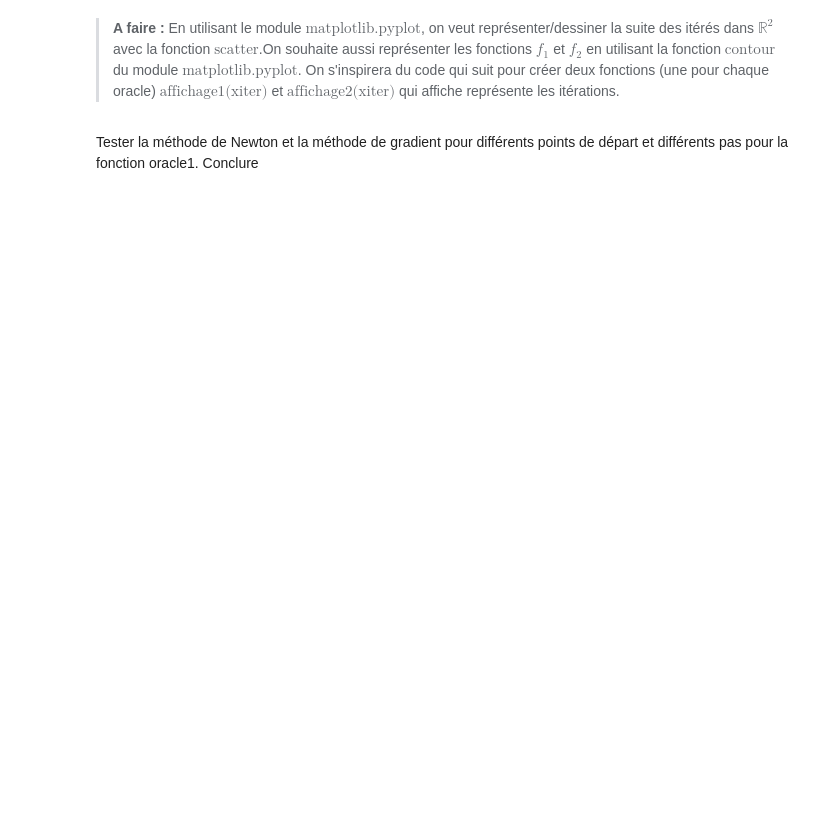
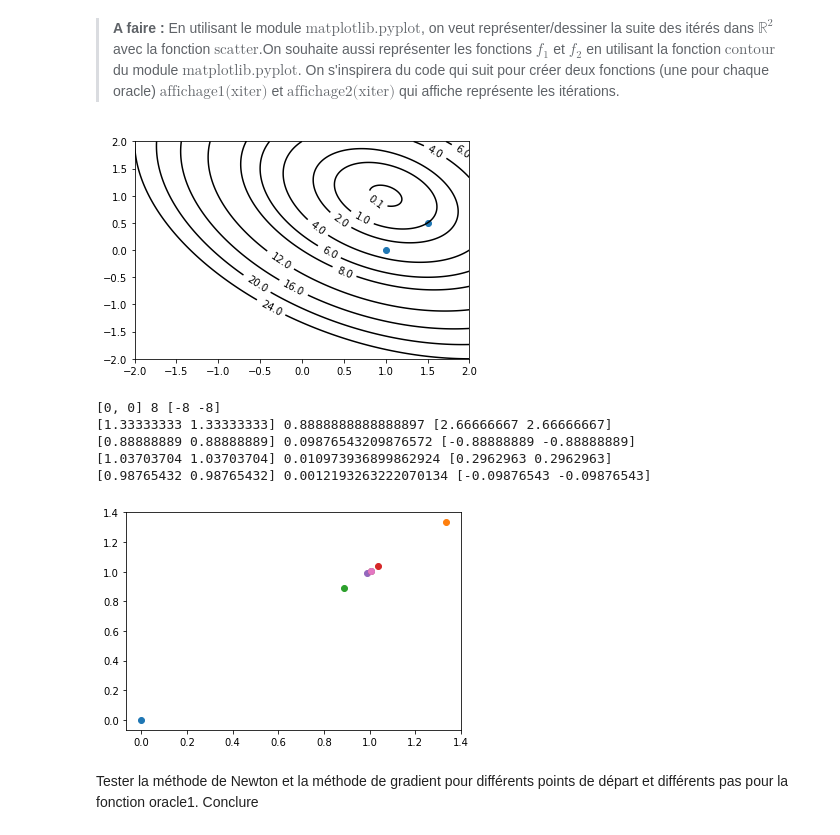
Before and after one commit to Mstrdav/TP_AN_OPTI, a Jupyter notebook: TP4_optim1.ipynb, the cells around one changed output. Saved outputs shown, nothing was run; the diff lists cells and outputs as text; code cells hidden in the pictures; blank space fills up the shorter version.

```diff
--- a/TP4_optim1.ipynb
+++ b/TP4_optim1.ipynb
@@ -50,3 +81,0 @@ def Gradient(function,h=1e-1,xini=np.array([0,0])):
-# %%
-def Newton(function,xini=[0,0]):
-    return x,xiter,iter
@@ -52,0 +121,20 @@ def Newton(function,xini=[0,0]):
+# %%
+def Newton(function,xini=[0,0]):
+    # Newton's method
+    x = xini
+    f,df,Hf = function(x)
+    xlist = [x]
+    iter = 0
+    while npl.norm(df) > 1e-1:
+        print(x, f, df)
+        iter += 1
+        x = x - npl.inv(Hf).dot(df)
+        f,df,Hf = function(x)
+        xlist.append(x)
+
+    return x, xlist, iter
+
+# print Newton(oracle1)
+print(Newton(oracle1))
+# print Newton(oracle2)
+print(Newton(oracle2))
@@ -55,23 +153,35 @@ def Newton(function,xini=[0,0]):
 # %%
 Nx = 1000
 Ny = 1000
 x = np.linspace(-2,2,Nx)
 y = np.linspace(-2,2,Ny)
 X, Y = np.meshgrid(x, y)
 Z = 2*(X+Y-2)**2+(X-Y)**2
 CS=plt.contour(X, Y, Z,[0,0.1,1,2,4,6,8,12,16,20,24],colors='k')
 plt.clabel(CS, inline=1, fontsize=10)
 z = [[1,1.5],[0,0.5]]
 plt.scatter(z[0],z[1],marker='o')
 plt.show()
 
 def affichage1(xiter) :
-    pass
-def affichage2(xiter) :
-    pass
+    plt.scatter(xiter[0], xiter[1], marker='o')
+# def affichage2(xiter) :
+    # plt.scatter(xiter, marker='o')
+
+for z in Newton(oracle1)[1]:
+    affichage1(z)
+
 affichage1(np.array(z))
 plt.show()
-affichage2(np.array(z))
-plt.show()
+# affichage2(np.array(z))
+# plt.show()
+# %% [output]
+[figure, added]
+[0, 0] 8 [-8 -8]
+[1.33333333 1.33333333] 0.8888888888888897 [2.66666667 2.66666667]
+[0.88888889 0.88888889] 0.09876543209876572 [-0.88888889 -0.88888889]
+[1.03703704 1.03703704] 0.010973936899862924 [0.2962963 0.2962963]
+[0.98765432 0.98765432] 0.0012193263222070134 [-0.09876543 -0.09876543]
+[figure, added]
 # %% [markdown]
 Tester la méthode de Newton et la méthode de gradient pour différents points de départ et différents pas pour la fonction oracle1. Conclure
```
Also changed, not shown: parts of 7 cells of this notebook, 1 other file.
